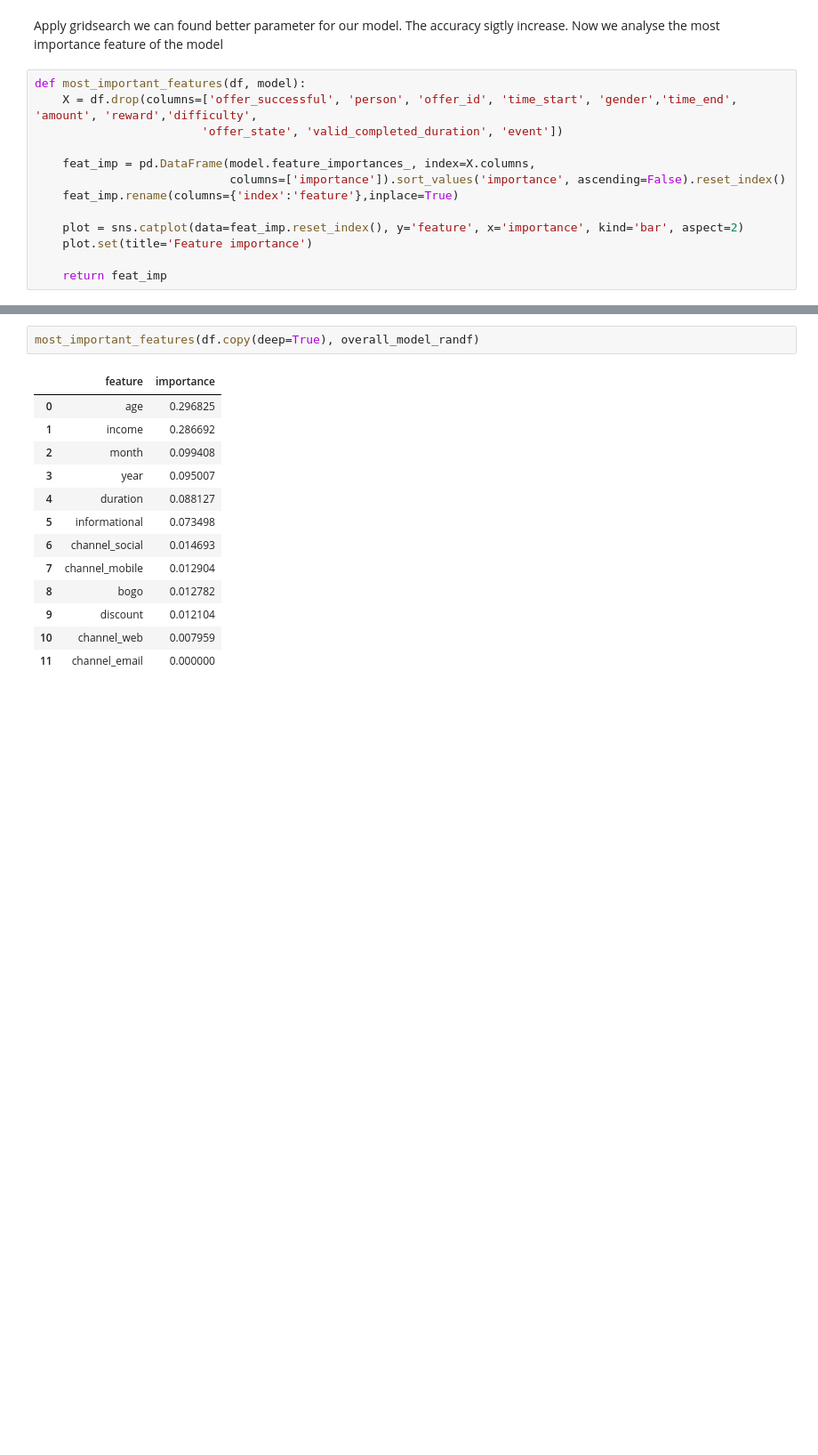
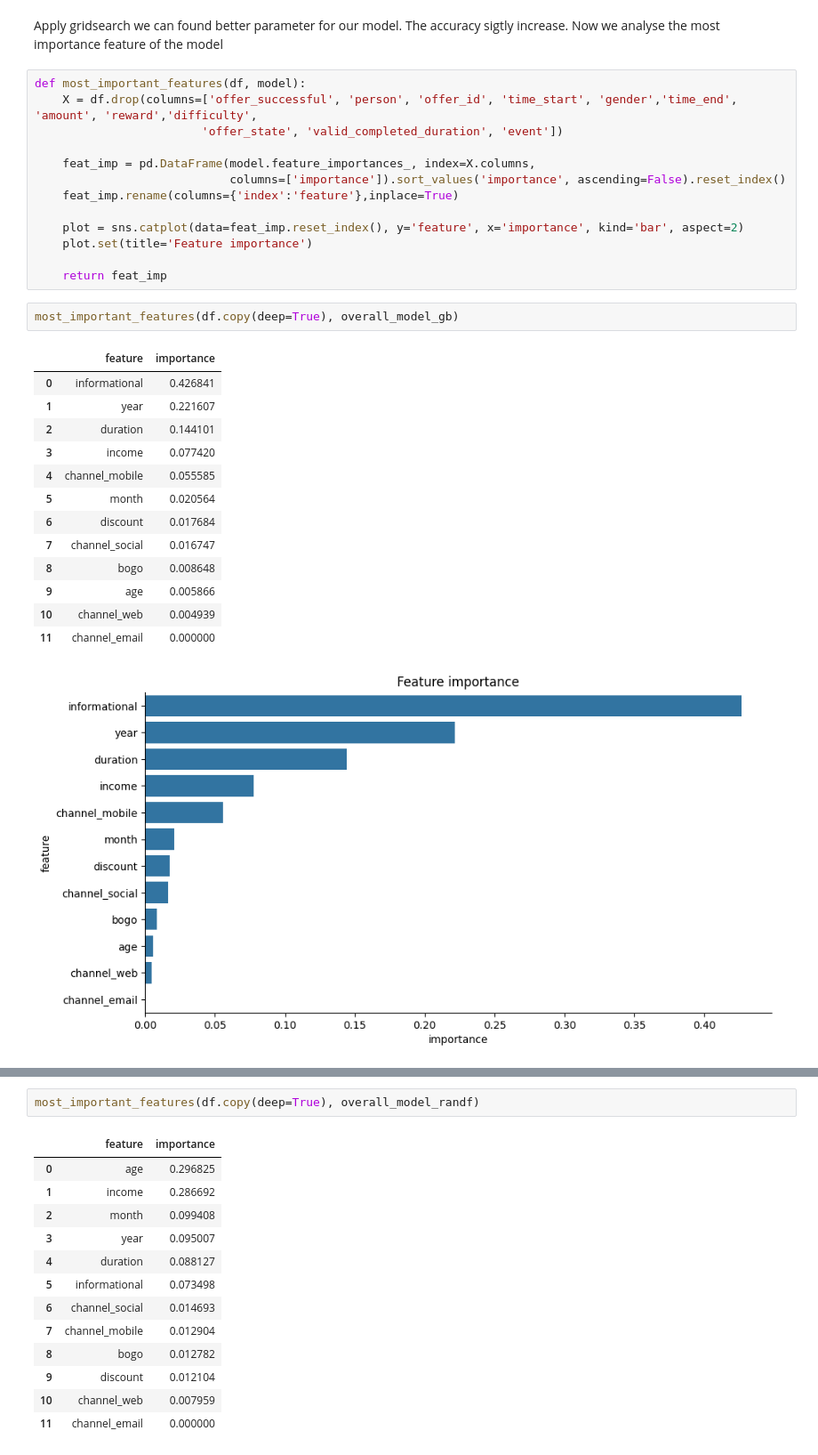
Before and after one commit to cuongvt/predict-effective-offer, a Jupyter notebook: notebooks/Starbucks Capstone Challenge - predict effective offers.ipynb, the cells around one changed output, grey strips where cells are left out. Shown: that part at 89% size. Cells and saved outputs as stored; diff of their text form; blank space fills up the shorter version.

```diff
--- a/notebooks/Starbucks Capstone Challenge - predict effective offers.ipynb
+++ b/notebooks/Starbucks Capstone Challenge - predict effective offers.ipynb
@@ -608,3 +618,20 @@ def most_important_features(df, model):
     plot.set(title='Feature importance')
 
     return feat_imp
+# %%
+most_important_features(df.copy(deep=True), overall_model_gb)
+# %% [output]
+|  | feature | importance |
+| 0 | informational | 0.426841 |
+| 1 | year | 0.221607 |
+| 2 | duration | 0.144101 |
+| 3 | income | 0.077420 |
+| 4 | channel_mobile | 0.055585 |
+| 5 | month | 0.020564 |
+| 6 | discount | 0.017684 |
+| 7 | channel_social | 0.016747 |
+| 8 | bogo | 0.008648 |
+| 9 | age | 0.005866 |
+| 10 | channel_web | 0.004939 |
+| 11 | channel_email | 0.000000 |
+[figure, added]
```
Also changed, not shown: parts of 15 cells of this notebook.
